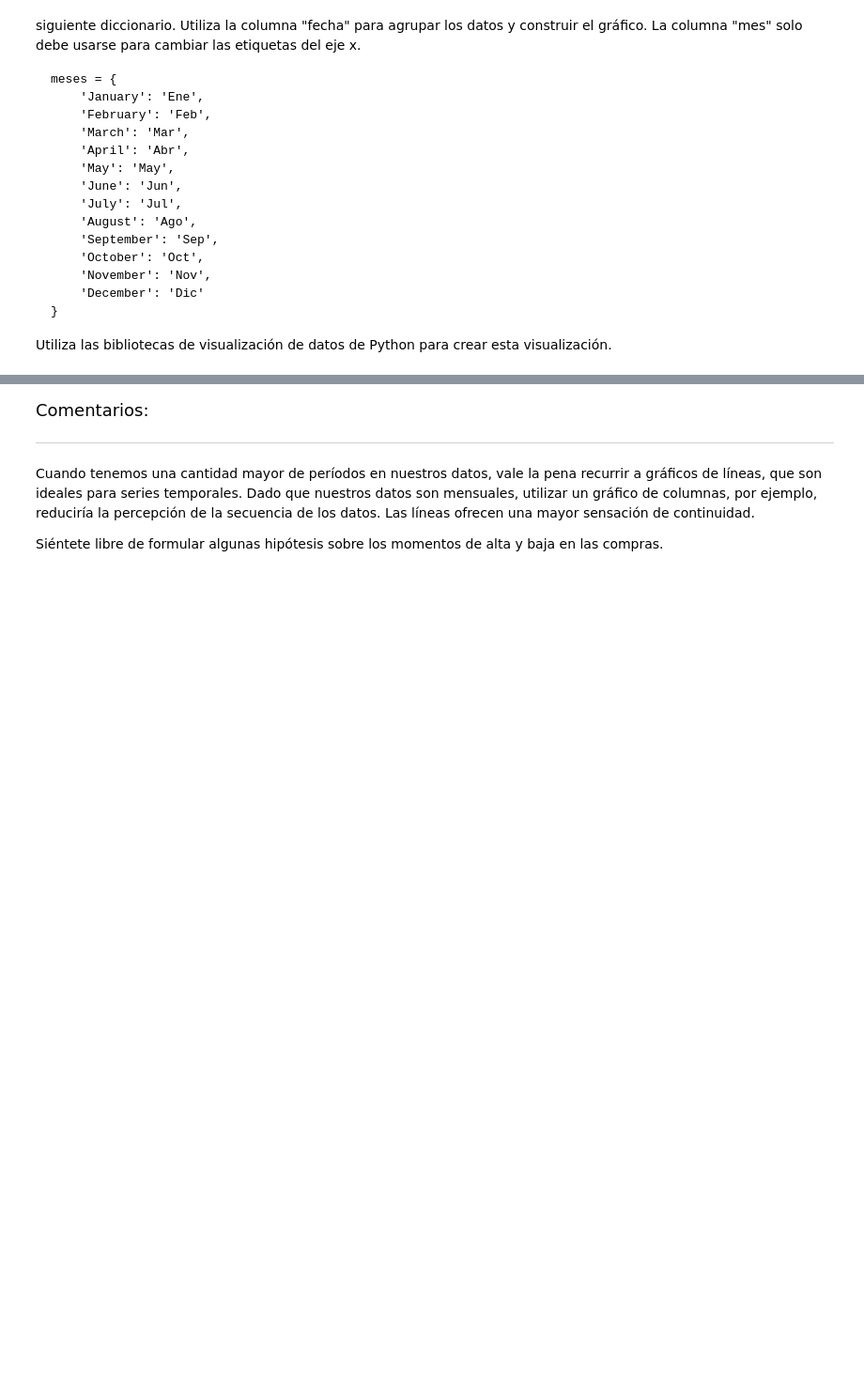
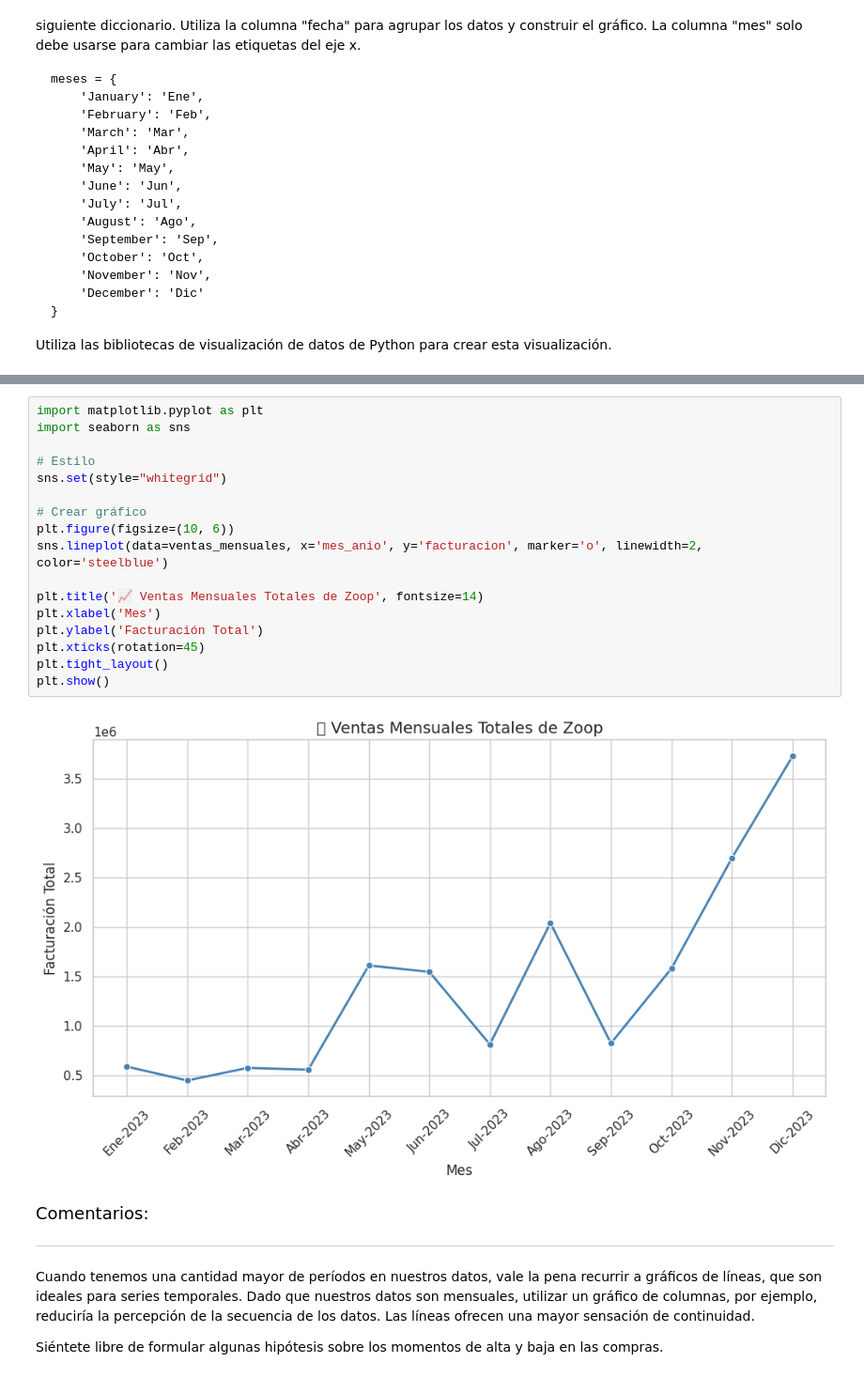
Before and after one commit to gloriagutierrez2025/IA-aplicada-a-la-ciencia-de-datos, a Jupyter notebook: IA_aplicada_a_ciencia_de_datos.ipynb, the cells around one changed output, grey strips where cells are left out. Shown at 94% size. Saved outputs shown, nothing was run; the diff lists cells and outputs as text; blank space fills up the shorter version.

```diff
--- a/IA_aplicada_a_ciencia_de_datos.ipynb
+++ b/IA_aplicada_a_ciencia_de_datos.ipynb
@@ -431,3 +564,22 @@ Utiliza las bibliotecas de visualización de datos de Python para crear esta vis
+# %%
+import matplotlib.pyplot as plt
+import seaborn as sns
+
+# Estilo
+sns.set(style="whitegrid")
+
+# Crear gráfico
+plt.figure(figsize=(10, 6))
+sns.lineplot(data=ventas_mensuales, x='mes_anio', y='facturacion', marker='o', linewidth=2, color='steelblue')
+
+plt.title('📈 Ventas Mensuales Totales de Zoop', fontsize=14)
+plt.xlabel('Mes')
+plt.ylabel('Facturación Total')
+plt.xticks(rotation=45)
+plt.tight_layout()
+plt.show()
+# %% [output]
+[figure, added]
 # %% [markdown]
 <font color="7b71ff" size=4> Comentarios: </font>
 
```
Also changed, not shown: parts of 6 cells of this notebook.
